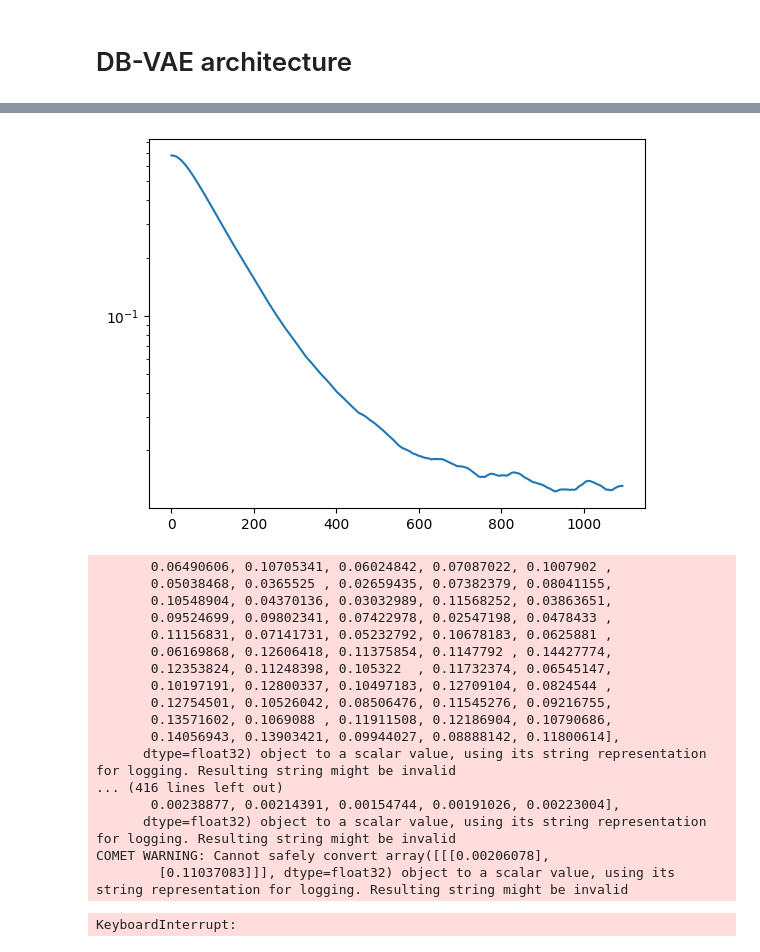
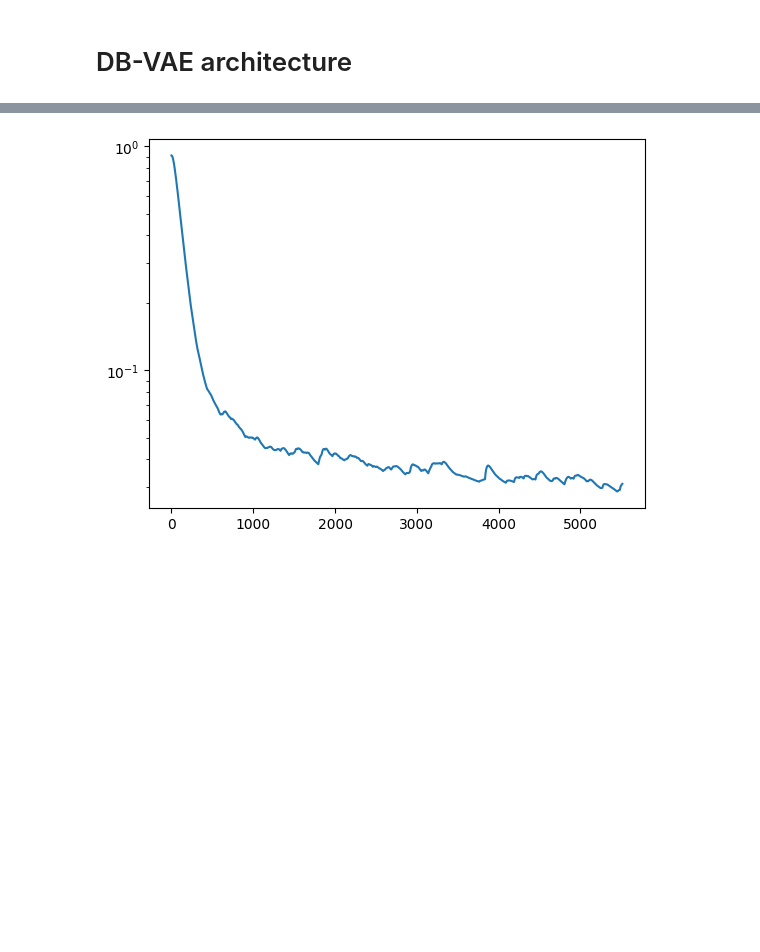
Before and after one commit to zhiyuan-95/db-vae, a Jupyter notebook: debiasing.ipynb, the cells around one changed output, grey strips where cells are left out. Saved outputs shown, nothing was run; the diff lists cells and outputs as text; code cells hidden in the pictures; blank space fills up the shorter version.

```diff
--- a/debiasing.ipynb
+++ b/debiasing.ipynb
@@ -124,10 +198,10 @@ def vae_loss_function(x, x_recon, mu, logsigma, c2=0.02, c3=0.0002):
 # %%
 ### Loss function for DB-VAE ###
-def debiasing_loss_function(x, x_pred, y, y_logit, mu, logsigma, eps=1e-8, c1=1):
-    vae_loss, recon, latent = vae_loss_function(x, x_pred, mu, logsigma, c2= 0.02, c3=0.0002)
+def debiasing_loss_function(x, x_pred, y, y_logit, mu, logsigma, c, eps=1e-8):
+    vae_loss, recon, KL = vae_loss_function(x, x_pred, mu, logsigma, c[1], c[2])
     classification_loss = tf.reduce_mean(tf.nn.sigmoid_cross_entropy_with_logits(labels=y, logits=y_logit))
+    face_indicator = tf.cast(tf.equal(y, 1), tf.float32)
     vae_loss = tf.expand_dims(vae_loss, axis = 0)
-    vae_loss_faces = vae_loss@y / (tf.reduce_sum(y) + eps)
-    total_loss = c1*classification_loss + vae_loss_faces
-
-    return total_loss, classification_loss, latent, recon, vae_loss_faces
+    vae_loss_faces = vae_loss@face_indicator / (tf.reduce_sum(y) + eps)
+    total_loss = c[0]*classification_loss + vae_loss_faces[0][0]
+    return total_loss, classification_loss,vae_loss_faces[0][0], KL, recon
@@ -151,2 +208,8 @@ def sampling(z_mean, z_logsigma):
+# %%
+x,y = loader.get_batch(10000)
+c = (1,0.2,0.0002)
+dbvae = DB_VAE(latent_dim)
+y_logit, z_mean, z_logsigma, x_recon = dbvae(x, training=True)
+loss, classification, vae_loss_faces,KL, recon = debiasing_loss_function(x, x_recon, y, y_logit, z_mean, z_logsigma,c)
 # %% [markdown]
 # DB-VAE architecture
@@ -290,8 +271,3 @@ def get_training_sample_probabilities(images, dbvae, bins=10, smoothing_fac=0):
     training_sample_p /= np.sum(training_sample_p)
 
     return training_sample_p
-# %%
-x,y = loader.get_batch(60)
-dbvae = DB_VAE(latent_dim)
-y_logit, z_mean, z_logsigma, x_recon = dbvae(x, training=True)
-loss, classification, latent, recon, vae_loss = debiasing_loss_function(x, x_recon, y, y_logit, z_mean, z_logsigma)
@@ -396,16 +351,16 @@ epoch_max = 15
 bin = 10
 latent_dim = 100
 smoothing = 0.2 #, 0.6, 1
+c =(1,0.2,0.0002) # weight on classification loss, reconstruction loss, KL, loss
 params = dict(
   batch_size = [random.choice([x for x in range(20,70,5)]) for _ in range(num_expt)],
   learning_rate = [np.round(random.uniform(5e-5,1e-3),6)for _ in range(num_expt)],
-  smoothing_fact = [smoothing for _ in range(num_expt)] #, 0.2,0.35,0.5,0.65
+  smoothing_fact = [smoothing for _ in range(num_expt)]
 )
-
 for iter in range(num_expt):
   for j in range(trial_per_expt):
-    total_loss,classification_loss, latent, recon, vae_loss_faces,eval = [],[],[],[],[],[]
-    experiment = create_experiment("Lab2_Part2_DBVAE_a", iter)
+    total_loss,classification_loss, KL, recon, vae_loss_faces,eval = [],[],[],[],[],[]
+    experiment = create_experiment(f"DBVAE_c{c}", iter)
     optimizer = tf.keras.optimizers.Adam(params["learning_rate"][iter], clipnorm=1.0)
     loss_history = mdl.util.LossHistory(smoothing_factor=0.99)
     plotter = mdl.util.PeriodicPlotter(sec=18, scale='semilogy')
@@ -415,10 +370,10 @@ for iter in range(num_expt):
     def debiasing_train_step(x, y):
         with tf.GradientTape() as tape:
             y_logit, z_mean, z_logsigma, x_recon = dbvae(x, training=True)
-            loss, classification, latent, recon, vae_loss = debiasing_loss_function(x, x_recon, y, y_logit, z_mean, z_logsigma)
+            loss, classification,vae_loss, KL, recon = debiasing_loss_function(x, x_recon, y, y_logit, z_mean, z_logsigma,c)
         grads = tape.gradient(loss, dbvae.trainable_variables)
         optimizer.apply_gradients(zip(grads, dbvae.trainable_variables))
-        return loss, classification, latent, recon, vae_loss
+        return loss, classification, vae_loss, KL, recon
     all_faces = loader.get_all_train_faces()
     early = EarlyStopper()
 
@@ -434,54 +389,36 @@ for iter in range(num_expt):
                   f"Trial {j+1}/{trial_per_expt} |"
                   f"Epoch {epoch+1}/{epoch_max} |"
                   f"Smooth {params['smoothing_fact'][iter]} |"
                 f"BS={params['batch_size'][iter]} | LR={params['learning_rate'][iter]:.6f}"):
 
         # load a batch of data
         (x, y) = loader.get_batch(params["batch_size"][iter], p_pos=p_faces)
         # loss optimization
-        loss, classification, latent, recon, vae = debiasing_train_step(x, y)
+        loss, classification, vae , KL, recon= debiasing_train_step(x, y)
         loss_smooth = loss_smoother.update(loss.numpy().mean())
         loss_history.append(loss_smooth)
         plotter.plot(loss_history.get())
         if idx%20==0:
-          experiment.log_metric("loss", loss.numpy().mean(), step=step)
+          experiment.log_metric("loss", loss, step=step)
           experiment.log_metric('loss_smooth', loss_smooth, step=step)
           experiment.log_metric('classification', classification, step=step)
-          experiment.log_metric('latent', latent, step=step)
-          experiment.log_metric('recon', recon, step=step)
           experiment.log_metric('vae', vae, step=step)
+          experiment.log_metric('KL', np.mean(KL), step=step)
+          experiment.log_metric('recon', np.mean(recon), step=step)
         step += 1
-        del x, y, loss, classification, latent, recon, vae , loss_smooth
+        del x, y, loss, classification, KL, recon, vae , loss_smooth
 # regular validation and debiasing validation for every epoch
       loss_ema = float(loss_history.get()[-1])
       val_score, dbval_score = validation(dbvae, test_faces)
 # early stopping and log the experiments
       should_stop, best_epoch = checkAndLog(early, experiment, loss_ema, val_score, dbval_score, epoch)
       if should_stop:
           print(f"[EarlyStop] epoch={epoch+1} ; best_epoch={best_epoch+1}")
           break
       del should_stop, best_epoch, loss_ema, val_score, dbval_score
     del loss_history
     tf.keras.backend.clear_session()
     gc.collect()
     experiment.end()
 # %% [output]
-[figure, old version]
+[figure, new version]
-       0.06490606, 0.10705341, 0.06024842, 0.07087022, 0.1007902 ,
-       0.05038468, 0.0365525 , 0.02659435, 0.07382379, 0.08041155,
-       0.10548904, 0.04370136, 0.03032989, 0.11568252, 0.03863651,
-       0.09524699, 0.09802341, 0.07422978, 0.02547198, 0.0478433 ,
-       0.11156831, 0.07141731, 0.05232792, 0.10678183, 0.0625881 ,
-       0.06169868, 0.12606418, 0.11375854, 0.1147792 , 0.14427774,
-       0.12353824, 0.11248398, 0.105322  , 0.11732374, 0.06545147,
-       0.10197191, 0.12800337, 0.10497183, 0.12709104, 0.0824544 ,
-       0.12754501, 0.10526042, 0.08506476, 0.11545276, 0.09216755,
-       0.13571602, 0.1069088 , 0.11911508, 0.12186904, 0.10790686,
-       0.14056943, 0.13903421, 0.09944027, 0.08888142, 0.11800614],
-      dtype=float32) object to a scalar value, using its string representation for logging. Resulting string might be invalid
-... (416 lines left out)
-       0.00238877, 0.00214391, 0.00154744, 0.00191026, 0.00223004],
-      dtype=float32) object to a scalar value, using its string representation for logging. Resulting string might be invalid
-COMET WARNING: Cannot safely convert array([[[0.00206078],
-        [0.11037083]]], dtype=float32) object to a scalar value, using its string representation for logging. Resulting string might be invalid
-KeyboardInterrupt:
```
Also changed, not shown: parts of 17 cells of this notebook.
